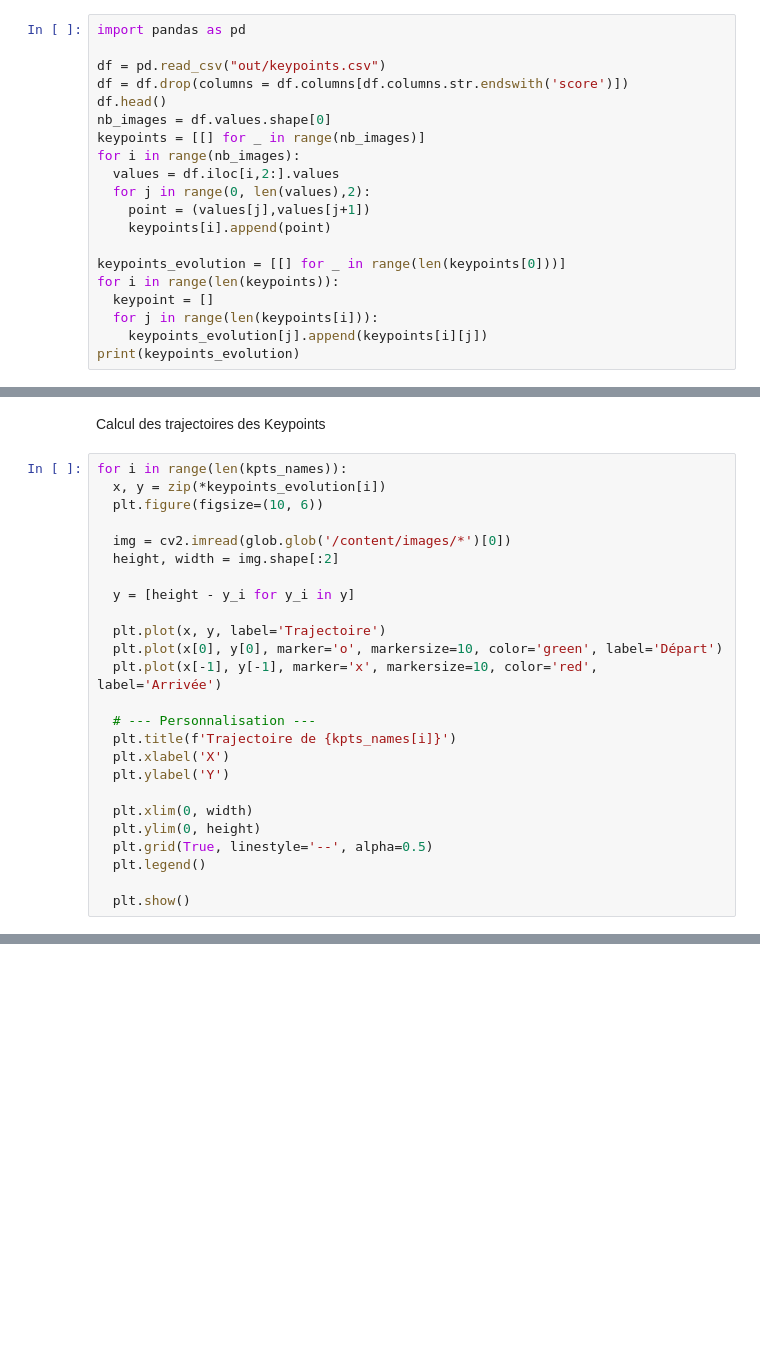
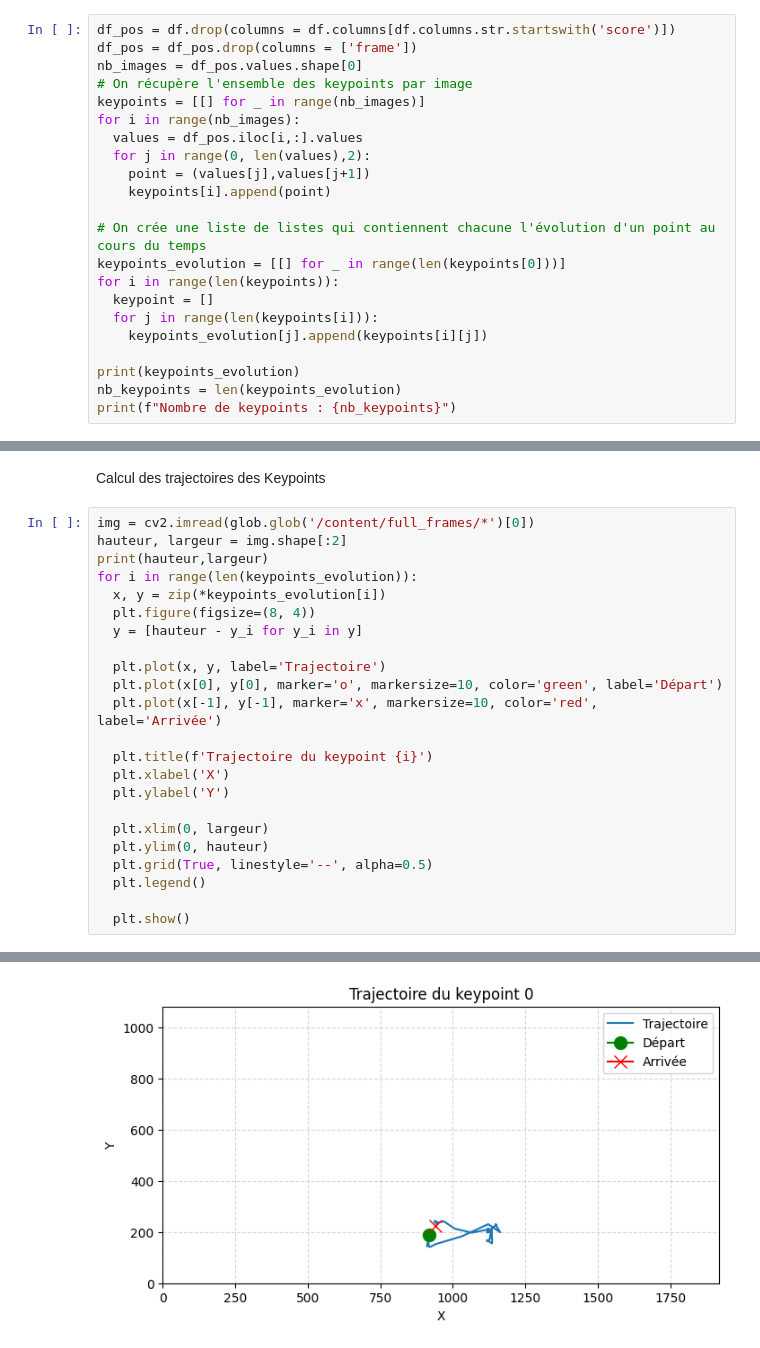
Before and after one commit to TomSaw31/Projet-MMPose, a Jupyter notebook: Projet_MMPose.ipynb, the cells around one changed output, grey strips where cells are left out. Cells and saved outputs as stored; diff of their text form; blank space fills up the shorter version.

```diff
--- a/Projet_MMPose.ipynb
+++ b/Projet_MMPose.ipynb
@@ -239,21 +475,23 @@ plt.show()
 # %%
-import pandas as pd
-
-df = pd.read_csv("out/keypoints.csv")
-df = df.drop(columns = df.columns[df.columns.str.endswith('score')])
-df.head()
-nb_images = df.values.shape[0]
+df_pos = df.drop(columns = df.columns[df.columns.str.startswith('score')])
+df_pos = df_pos.drop(columns = ['frame'])
+nb_images = df_pos.values.shape[0]
+# On récupère l'ensemble des keypoints par image
 keypoints = [[] for _ in range(nb_images)]
 for i in range(nb_images):
-  values = df.iloc[i,2:].values
+  values = df_pos.iloc[i,:].values
   for j in range(0, len(values),2):
     point = (values[j],values[j+1])
     keypoints[i].append(point)
 
+# On crée une liste de listes qui contiennent chacune l'évolution d'un point au cours du temps
 keypoints_evolution = [[] for _ in range(len(keypoints[0]))]
 for i in range(len(keypoints)):
   keypoint = []
   for j in range(len(keypoints[i])):
     keypoints_evolution[j].append(keypoints[i][j])
+
 print(keypoints_evolution)
+nb_keypoints = len(keypoints_evolution)
+print(f"Nombre de keypoints : {nb_keypoints}")
 # %% [output]
@@ -261,27 +500,26 @@ FileNotFoundError: [Errno 2] No such file or directory: 'out/keypoints.csv'
 # %% [markdown]
 Calcul des trajectoires des Keypoints
 # %%
-for i in range(len(kpts_names)):
+img = cv2.imread(glob.glob('/content/full_frames/*')[0])
+hauteur, largeur = img.shape[:2]
+print(hauteur,largeur)
+for i in range(len(keypoints_evolution)):
   x, y = zip(*keypoints_evolution[i])
-  plt.figure(figsize=(10, 6))
-
-  img = cv2.imread(glob.glob('/content/images/*')[0])
-  height, width = img.shape[:2]
-
-  y = [height - y_i for y_i in y]
+  plt.figure(figsize=(8, 4))
+  y = [hauteur - y_i for y_i in y]
 
   plt.plot(x, y, label='Trajectoire')
   plt.plot(x[0], y[0], marker='o', markersize=10, color='green', label='Départ')
   plt.plot(x[-1], y[-1], marker='x', markersize=10, color='red', label='Arrivée')
 
-  # --- Personnalisation ---
-  plt.title(f'Trajectoire de {kpts_names[i]}')
+  plt.title(f'Trajectoire du keypoint {i}')
   plt.xlabel('X')
   plt.ylabel('Y')
 
-  plt.xlim(0, width)
-  plt.ylim(0, height)
+  plt.xlim(0, largeur)
+  plt.ylim(0, hauteur)
   plt.grid(True, linestyle='--', alpha=0.5)
   plt.legend()
 
   plt.show()
+# %% [output]
@@ -287,0 +527 @@ for i in range(len(kpts_names)):
+[figure, added]
```
Also changed, not shown: parts of 27 cells of this notebook.
